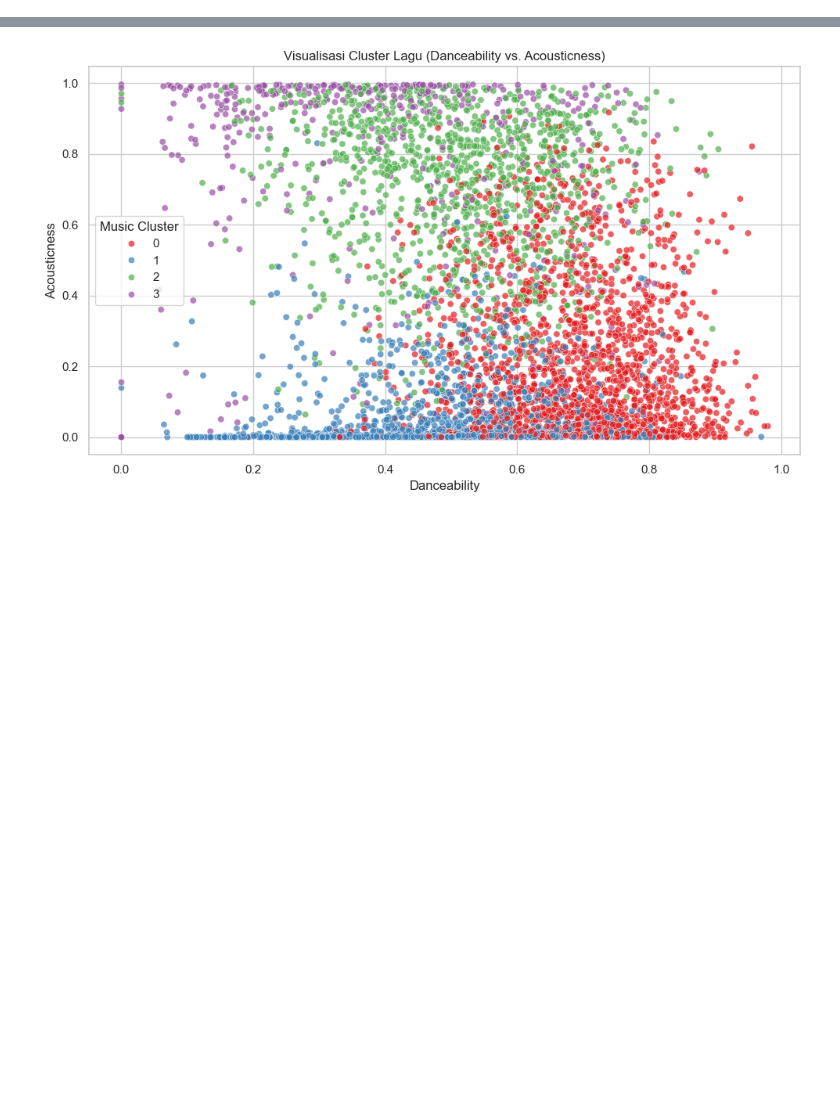
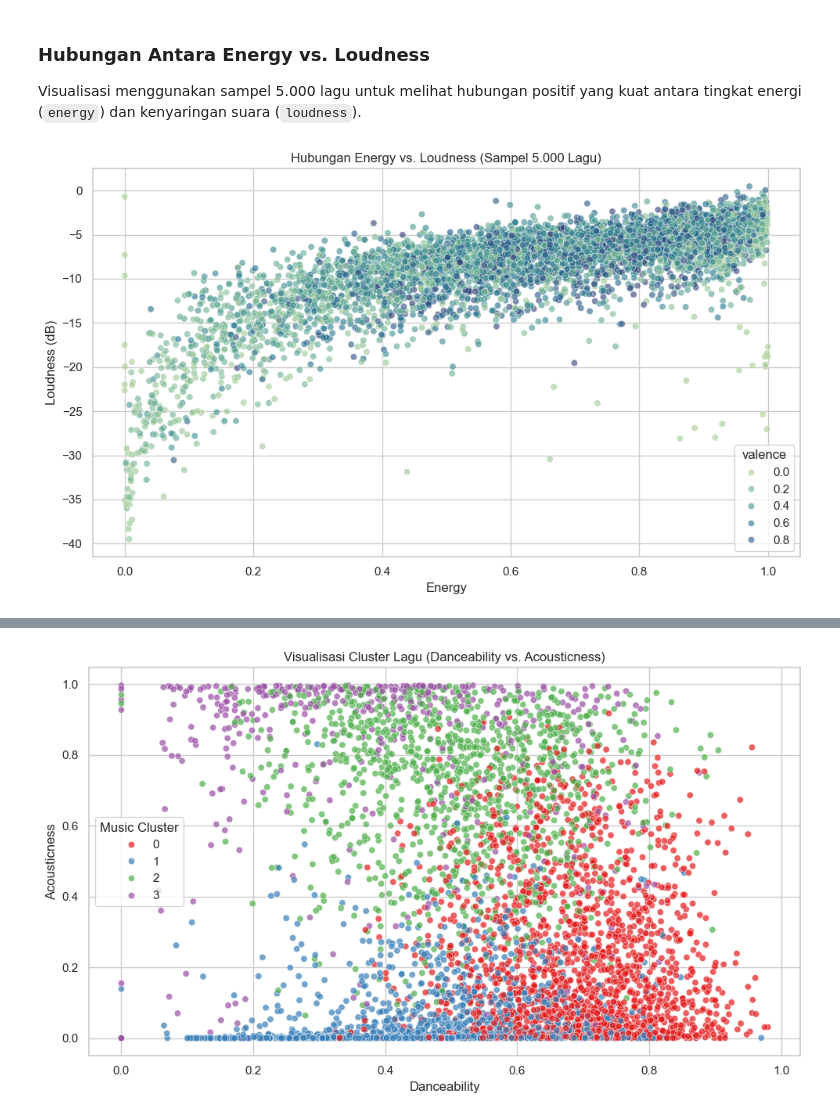
Before and after one commit to izamrosiawan/spotify-tracks-analysis, a Jupyter notebook: notebook.ipynb, the cells around one changed output, grey strips where cells are left out. Saved outputs shown, nothing was run; the diff lists cells and outputs as text; code cells hidden in the pictures; blank space fills up the shorter version.

```diff
--- a/notebook.ipynb
+++ b/notebook.ipynb
@@ -236,0 +131,17 @@ Kita plot sebaran cluster menggunakan fitur `danceability` vs `acousticness`.
+# %% [markdown]
+### Hubungan Antara Energy vs. Loudness
+Visualisasi menggunakan sampel 5.000 lagu untuk melihat hubungan positif yang kuat antara tingkat energi (`energy`) dan kenyaringan suara (`loudness`).
+# %%
+# Mengambil sampel 5000 lagu agar plot lebih representatif dan rapi
+sample_df = df.sample(5000, random_state=42)
+
+plt.figure(figsize=(10, 6))
+sns.scatterplot(data=sample_df, x='energy', y='loudness', alpha=0.6, hue='valence', palette='crest')
+plt.title('Hubungan Energy vs. Loudness (Sampel 5.000 Lagu)')
+plt.xlabel('Energy')
+plt.ylabel('Loudness (dB)')
+plt.tight_layout()
+plt.savefig('plots/energy_vs_loudness.png', dpi=150)
+plt.show()
+# %% [output]
+[figure, added]
```
Also changed, not shown: parts of 40 cells of this notebook, 6 other files.
